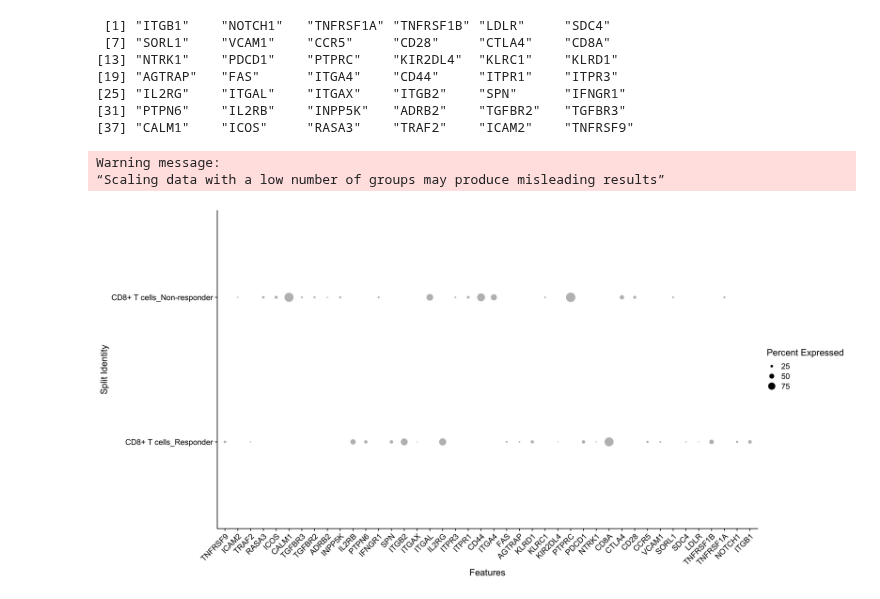
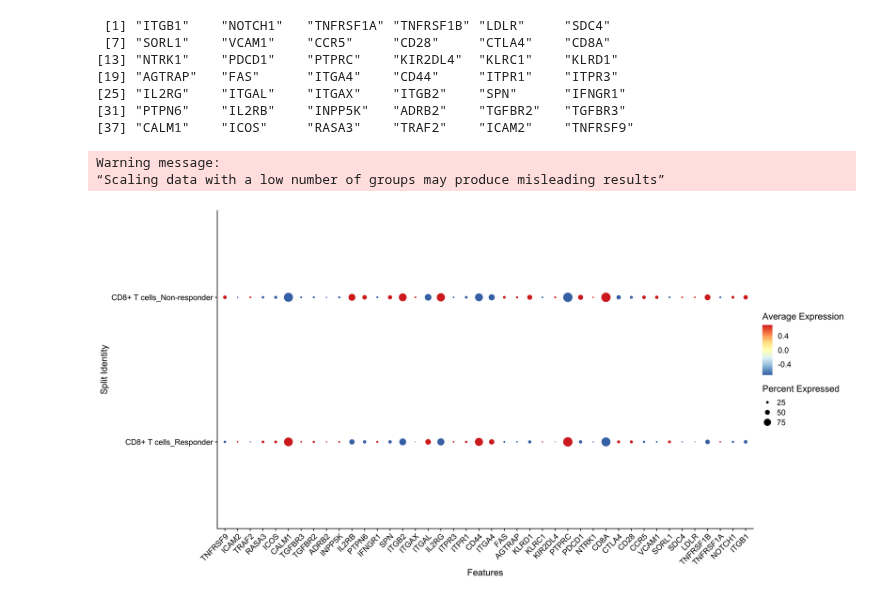
Before and after one commit to meg-bit/immune-cells-TIME-single-cell-anti-PD-1, a Jupyter notebook: test_nichenet.ipynb, the cells around one changed output. Saved outputs shown, nothing was run; the diff lists cells and outputs as text; code cells hidden in the pictures.

```diff
--- a/test_nichenet.ipynb
+++ b/test_nichenet.ipynb
@@ -540,13 +571,19 @@ nichenet_output$top_receptors
 # %%
 options(repr.plot.width=16,
         repr.plot.height=8,
         repr.plot.res=300)
 DotPlot(seuratObj %>%
         subset(idents = "CD8+ T cells"),
         features = nichenet_output$top_receptors %>% rev(),
-        split.by = "response") +
+        split.by = "response",
+        cols = "RdYlBu") +
     RotatedAxis()
+
+# DotPlot(seuratObj,
+#         features = best_upstream_ligands %>% rev(),
+#         cols = "RdYlBu") +
+#     RotatedAxis()
 # %% [output]
 Warning message:
 “Scaling data with a low number of groups may produce misleading results”
-[figure, old version]
+[figure, new version]
```
Also changed, not shown: parts of 21 cells of this notebook, 5 other files.
